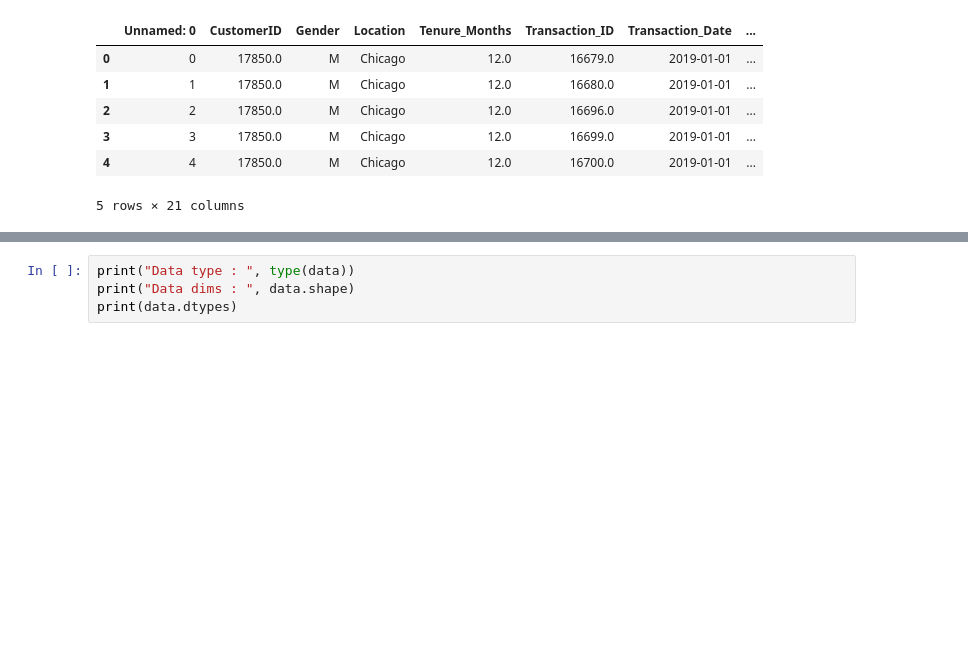
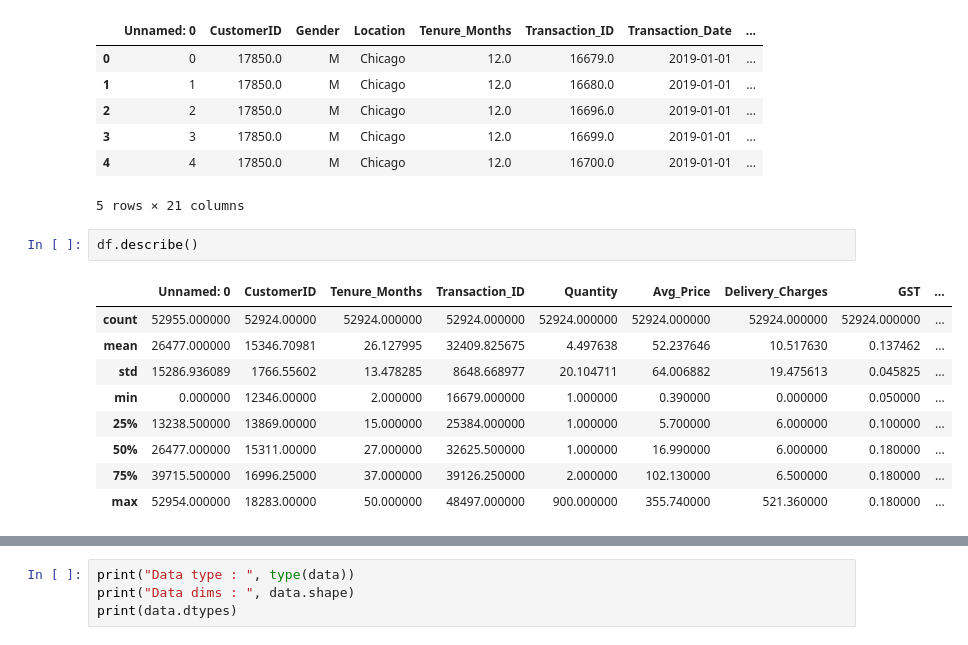
Before and after one commit to Yeesbae/SC1015_MiniProject, a Jupyter notebook: Project.ipynb, the cells around one changed output, grey strips where cells are left out. Saved outputs shown, nothing was run; the diff lists cells and outputs as text; blank space fills up the shorter version.

```diff
--- a/Project.ipynb
+++ b/Project.ipynb
@@ -16,3 +16,15 @@ data.head()
 | 3 | 3 | 17850.0 | M | Chicago | 12.0 | 16699.0 | 2019-01-01 | ... |
 | 4 | 4 | 17850.0 | M | Chicago | 12.0 | 16700.0 | 2019-01-01 | ... |
 5 rows × 21 columns
+# %%
+df.describe()
+# %% [output]
+|  | Unnamed: 0 | CustomerID | Tenure_Months | Transaction_ID | Quantity | Avg_Price | Delivery_Charges | GST | ... |
+| count | 52955.000000 | 52924.00000 | 52924.000000 | 52924.000000 | 52924.000000 | 52924.000000 | 52924.000000 | 52924.000000 | ... |
+| mean | 26477.000000 | 15346.70981 | 26.127995 | 32409.825675 | 4.497638 | 52.237646 | 10.517630 | 0.137462 | ... |
+| std | 15286.936089 | 1766.55602 | 13.478285 | 8648.668977 | 20.104711 | 64.006882 | 19.475613 | 0.045825 | ... |
+| min | 0.000000 | 12346.00000 | 2.000000 | 16679.000000 | 1.000000 | 0.390000 | 0.000000 | 0.050000 | ... |
+| 25% | 13238.500000 | 13869.00000 | 15.000000 | 25384.000000 | 1.000000 | 5.700000 | 6.000000 | 0.100000 | ... |
+| 50% | 26477.000000 | 15311.00000 | 27.000000 | 32625.500000 | 1.000000 | 16.990000 | 6.000000 | 0.180000 | ... |
+| 75% | 39715.500000 | 16996.25000 | 37.000000 | 39126.250000 | 2.000000 | 102.130000 | 6.500000 | 0.180000 | ... |
+| max | 52954.000000 | 18283.00000 | 50.000000 | 48497.000000 | 900.000000 | 355.740000 | 521.360000 | 0.180000 | ... |
```
Also changed, not shown: parts of 14 cells of this notebook.
